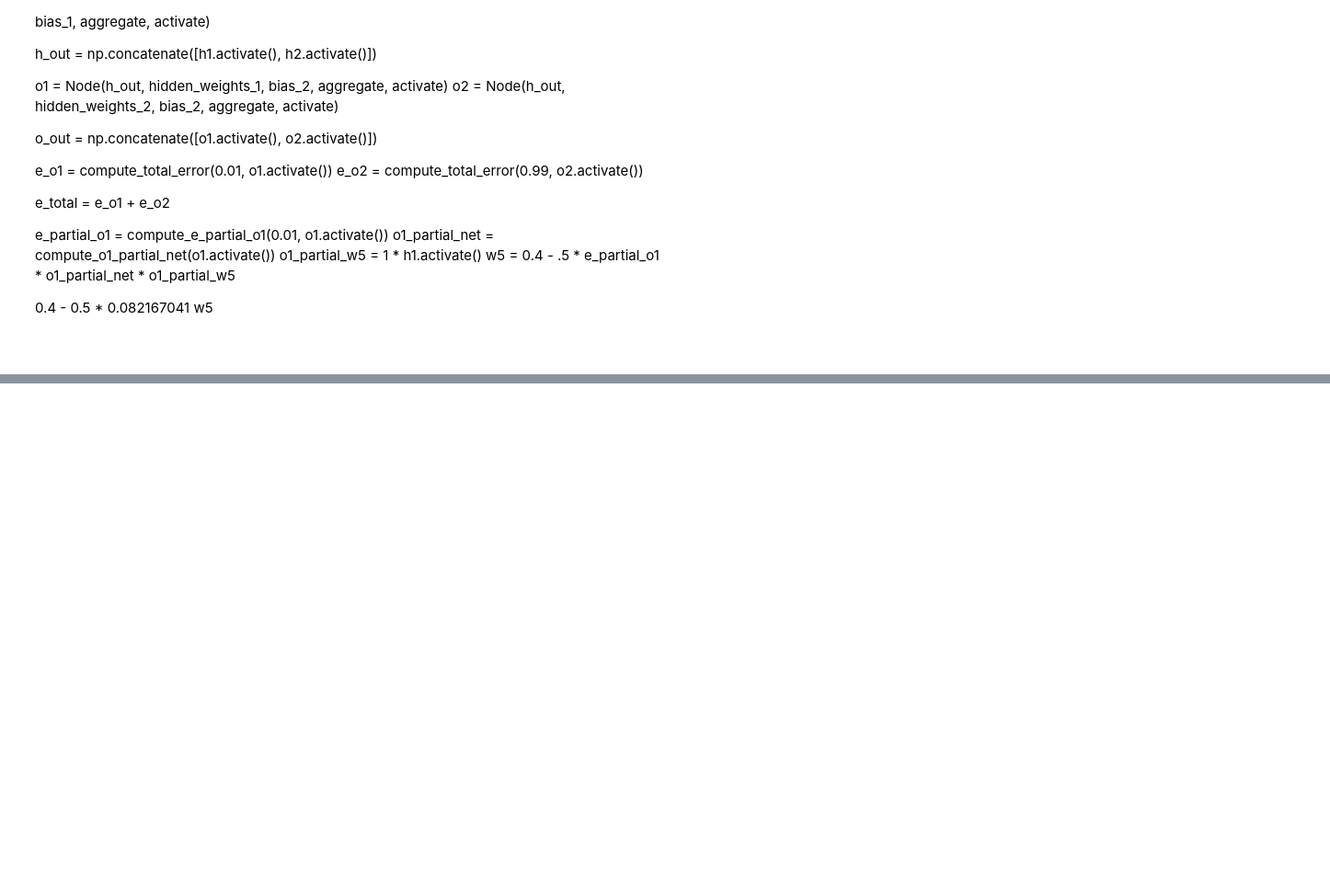
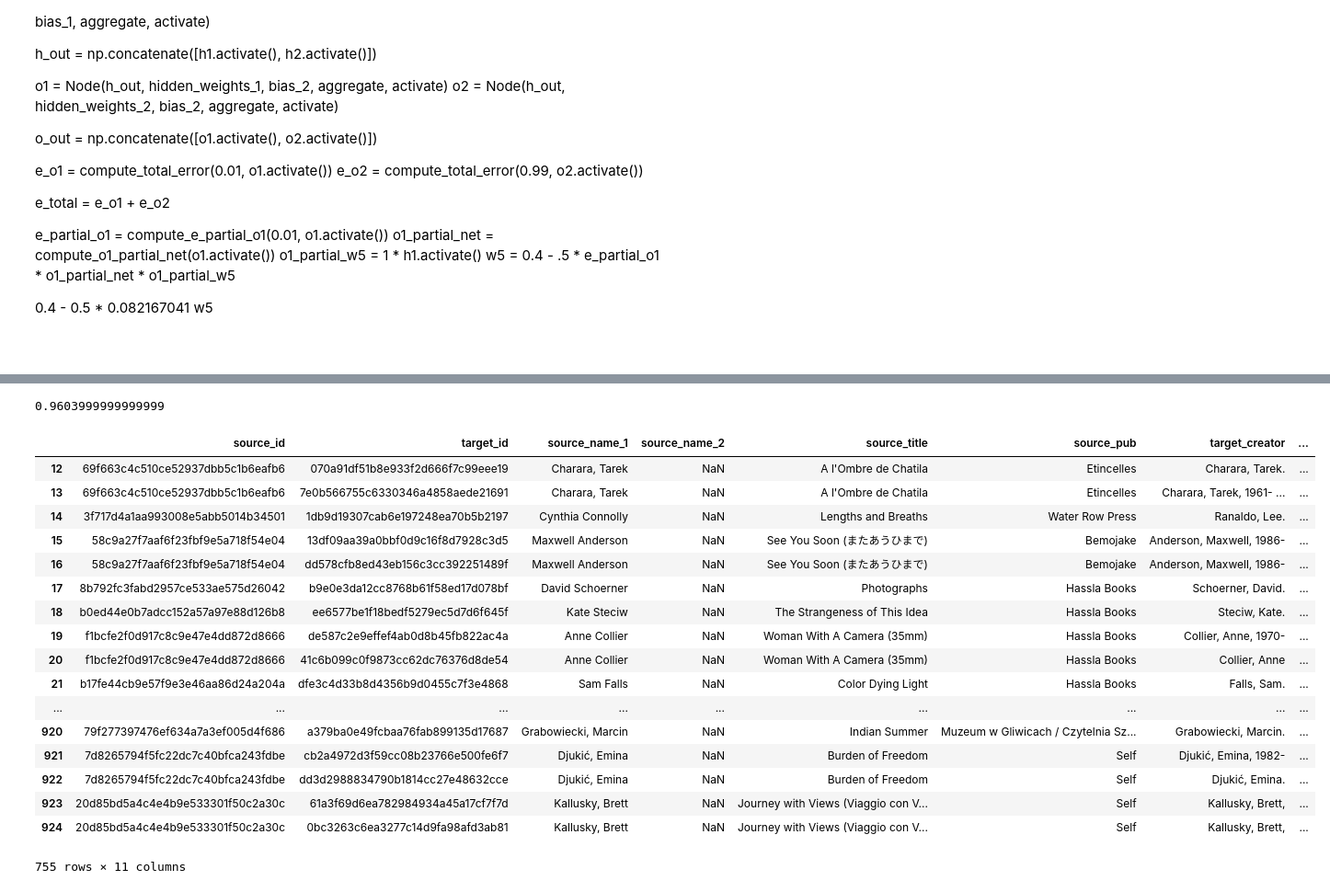
Before and after one commit to bigdata-i523/hid340, a Jupyter notebook: project/neuralnet/neuralnet-rev1.ipynb, the cells around one changed output, grey strips where cells are left out. Shown at 92% size. Cells and saved outputs as stored; diff of their text form; code cells hidden in the pictures; blank space fills up the shorter version.

```diff
--- a/project/neuralnet/neuralnet-rev1.ipynb
+++ b/project/neuralnet/neuralnet-rev1.ipynb
@@ -350,3 +425,35 @@ out = np.random.randn(hidden_count, len(samples[0]))
 
 p = labels.reshape((2, 1))
 o_a
+# %%
+(1 - 0.02)**2
+#0.02**2
+# %% [output]
+0.9603999999999999
+# %%
+df = pd.read_csv("/home/tat2/Desktop/original-rows/report2.csv")
+#df[df["source_name_1"] == "Bani Abidi"]
+training = df[:925]
+testing = df[925:]
+#testing
+#copy = training[training["source_name_1"].notnull() & training["target_creator"].notnull()].copy()
+copy = df.copy()
+
+#df['race_label'] = df.apply (lambda row: label_race (row),axis=1)
+
+def compute_title(row):
+    return .01 * fuzz.ratio(row["source_title"], row["target_title"])
+
+def compute_pub(row):
+    if row["source_pub"].notnull() and row["target_pub"].notnull():
+        return .01 * fuzz.ratio(row["source_pub"], row["target_pub"])
+
+#df['salary'] = df['SAL-RATE'].apply(money_to_float)
+
+#def calculate_area(row):
+#    return row['height'] * row['width']
+
+#rectangles_df.apply(calculate_area, axis=1)
+
+copy["cmp_title"] = copy.apply(compute_title, axis=1)
+#copy["cmp_pub"] = copy.apply(compute_pub, axis=1)
@@ -352,0 +462,21 @@ o_a
+# %%
+copy
+# %% [output]
+|  | source_id | target_id | source_name_1 | source_name_2 | source_title | source_pub | target_creator | ... |
+| 12 | 69f663c4c510ce52937dbb5c1b6eafb6 | 070a91df51b8e933f2d666f7c99eee19 | Charara, Tarek | NaN | A l'Ombre de Chatila | Etincelles | Charara, Tarek. | ... |
+| 13 | 69f663c4c510ce52937dbb5c1b6eafb6 | 7e0b566755c6330346a4858aede21691 | Charara, Tarek | NaN | A l'Ombre de Chatila | Etincelles | Charara, Tarek, 1961- ... | ... |
+| 14 | 3f717d4a1aa993008e5abb5014b34501 | 1db9d19307cab6e197248ea70b5b2197 | Cynthia Connolly | NaN | Lengths and Breaths | Water Row Press | Ranaldo, Lee. | ... |
+| 15 | 58c9a27f7aaf6f23fbf9e5a718f54e04 | 13df09aa39a0bbf0d9c16f8d7928c3d5 | Maxwell Anderson | NaN | See You Soon (またあうひまで) | Bemojake | Anderson, Maxwell, 1986- | ... |
+| 16 | 58c9a27f7aaf6f23fbf9e5a718f54e04 | dd578cfb8ed43eb156c3cc392251489f | Maxwell Anderson | NaN | See You Soon (またあうひまで) | Bemojake | Anderson, Maxwell, 1986- | ... |
+| 17 | 8b792fc3fabd2957ce533ae575d26042 | b9e0e3da12cc8768b61f58ed17d078bf | David Schoerner | NaN | Photographs | Hassla Books | Schoerner, David. | ... |
+| 18 | b0ed44e0b7adcc152a57a97e88d126b8 | ee6577be1f18bedf5279ec5d7d6f645f | Kate Steciw | NaN | The Strangeness of This Idea | Hassla Books | Steciw, Kate. | ... |
+| 19 | f1bcfe2f0d917c8c9e47e4dd872d8666 | de587c2e9effef4ab0d8b45fb822ac4a | Anne Collier | NaN | Woman With A Camera (35mm) | Hassla Books | Collier, Anne, 1970- | ... |
+| 20 | f1bcfe2f0d917c8c9e47e4dd872d8666 | 41c6b099c0f9873cc62dc76376d8de54 | Anne Collier | NaN | Woman With A Camera (35mm) | Hassla Books | Collier, Anne | ... |
+| 21 | b17fe44cb9e57f9e3e46aa86d24a204a | dfe3c4d33b8d4356b9d0455c7f3e4868 | Sam Falls | NaN | Color Dying Light | Hassla Books | Falls, Sam. | ... |
+| ... | ... | ... | ... | ... | ... | ... | ... | ... |
+| 920 | 79f277397476ef634a7a3ef005d4f686 | a379ba0e49fcbaa76fab899135d17687 | Grabowiecki, Marcin | NaN | Indian Summer | Muzeum w Gliwicach / Czytelnia Sz... | Grabowiecki, Marcin. | ... |
+| 921 | 7d8265794f5fc22dc7c40bfca243fdbe | cb2a4972d3f59cc08b23766e500fe6f7 | Djukić, Emina | NaN | Burden of Freedom | Self | Djukić, Emina, 1982- | ... |
+| 922 | 7d8265794f5fc22dc7c40bfca243fdbe | dd3d2988834790b1814cc27e48632cce | Djukić, Emina | NaN | Burden of Freedom | Self | Djukić, Emina. | ... |
+| 923 | 20d85bd5a4c4e4b9e533301f50c2a30c | 61a3f69d6ea782984934a45a17cf7f7d | Kallusky, Brett | NaN | Journey with Views (Viaggio con V... | Self | Kallusky, Brett, | ... |
+| 924 | 20d85bd5a4c4e4b9e533301f50c2a30c | 0bc3263c6ea3277c14d9fa98afd3ab81 | Kallusky, Brett | NaN | Journey with Views (Viaggio con V... | Self | Kallusky, Brett, | ... |
+755 rows × 11 columns
```
Also changed, not shown: parts of 8 cells of this notebook.
